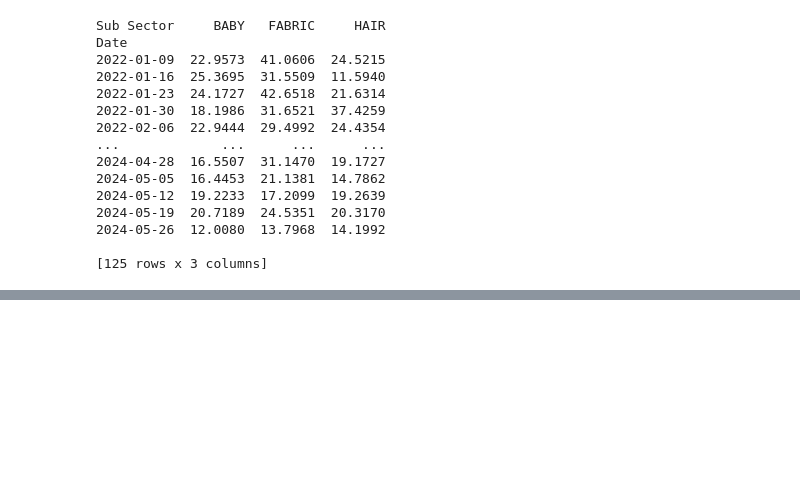
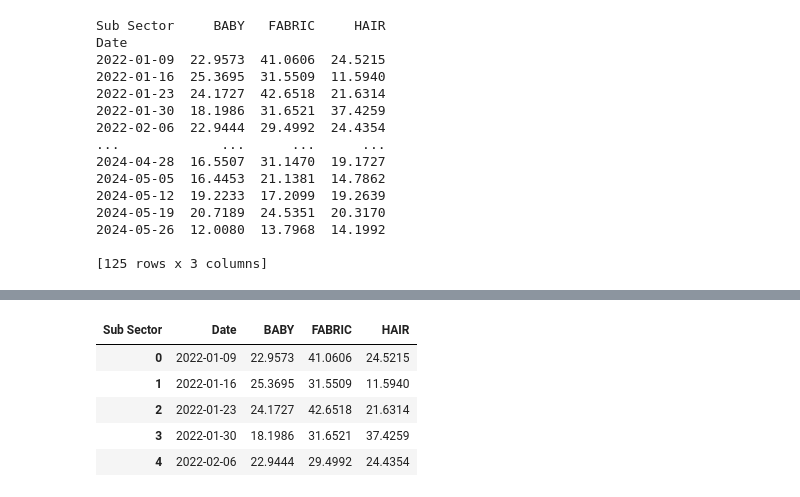
Before and after one commit to piarocket/Project, a Jupyter notebook: Vol_Forecasting_multi.ipynb, the cells around one changed output, grey strips where cells are left out. Drawn from its saved outputs; the diff is of its cells as text; code cells hidden in the pictures; blank space fills up the shorter version.

```diff
--- a/Vol_Forecasting_multi.ipynb
+++ b/Vol_Forecasting_multi.ipynb
@@ -269,3 +271,12 @@ MAPE for each subgroup:
 FABRIC: 0.2811669125924021
 BABY: 0.3434778133127419
 HAIR: 0.6345050801628062
+# %%
+df.head()
+# %% [output]
+| Sub Sector | Date | BABY | FABRIC | HAIR |
+| 0 | 2022-01-09 | 22.9573 | 41.0606 | 24.5215 |
+| 1 | 2022-01-16 | 25.3695 | 31.5509 | 11.5940 |
+| 2 | 2022-01-23 | 24.1727 | 42.6518 | 21.6314 |
+| 3 | 2022-01-30 | 18.1986 | 31.6521 | 37.4259 |
+| 4 | 2022-02-06 | 22.9444 | 29.4992 | 24.4354 |
```
Also changed, not shown: parts of 2 cells of this notebook.
